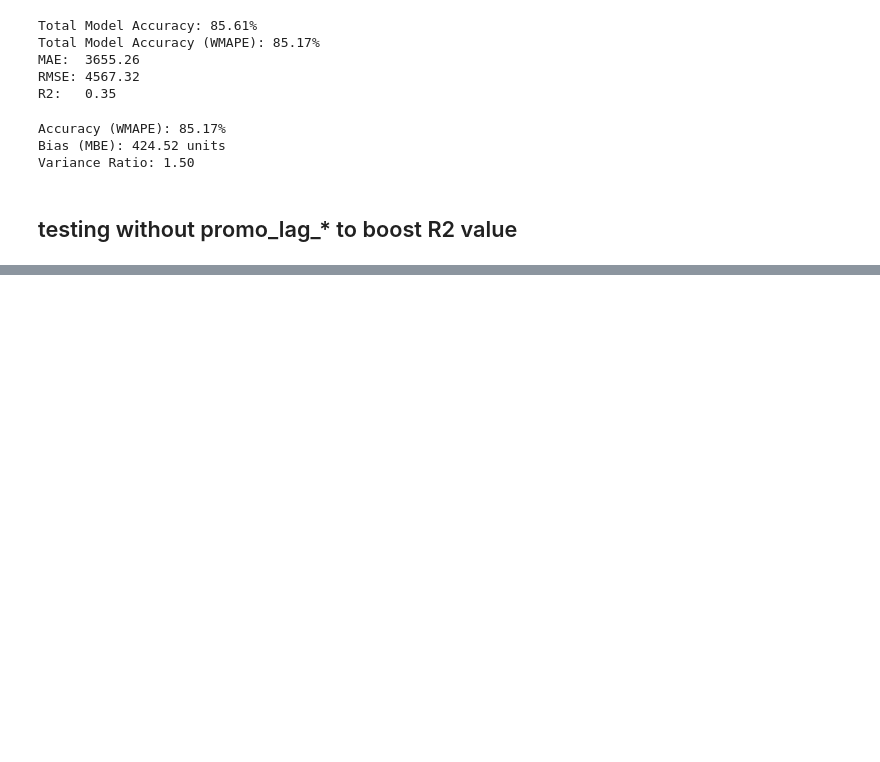
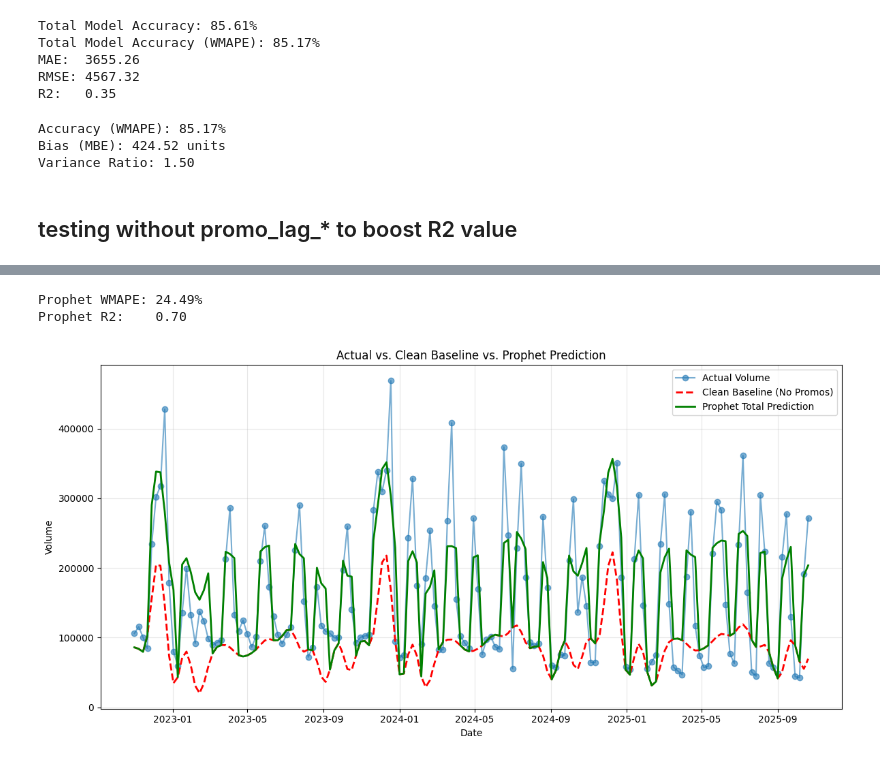
Before and after one commit to gw3nnipi3/baseline-sales-modelling, a Jupyter notebook: notebooks/danielTest.ipynb, the cells around one changed output, grey strips where cells are left out. Cells and saved outputs as stored; diff of their text form; code cells hidden in the pictures; blank space fills up the shorter version.

```diff
--- a/notebooks/danielTest.ipynb
+++ b/notebooks/danielTest.ipynb
@@ -881,0 +959,42 @@ def create_features_promotion(df):
+# %%
+from sklearn.metrics import r2_score
+import numpy as np
+
+# Merge actuals and predictions
+results = pd.merge(prophet_df, forecast[['ds', 'yhat']], on='ds')
+
+y_true = results['y']
+y_pred = results['yhat']
+
+# Calculate WMAPE and R2
+wmape = (np.sum(np.abs(y_true - y_pred)) / np.sum(y_true)) * 100
+r2 = r2_score(y_true, y_pred)
+
+print(f"Prophet WMAPE: {wmape:.2f}%")
+print(f"Prophet R2:    {r2:.2f}")
+# %% [output]
+Prophet WMAPE: 24.49%
+Prophet R2:    0.70
+# %%
+import matplotlib.pyplot as plt
+
+plt.figure(figsize=(12, 6))
+
+# 1. Plot the raw actual sales from your original dataframe
+plt.plot(new_df['date'], new_df['nielsen_total_volume'], label='Actual Volume', marker='o', alpha=0.6)
+
+# 2. Plot the clean baseline directly from the forecast dataframe
+plt.plot(forecast['ds'], forecast['clean_baseline'], label='Clean Baseline (No Promos)', color='red', linestyle='--', linewidth=2)
+
+# 3. Plot Prophet's total prediction ('yhat') directly from the forecast dataframe
+plt.plot(forecast['ds'], forecast['yhat'], label='Prophet Total Prediction', color='green', linewidth=2)
+
+plt.title('Actual vs. Clean Baseline vs. Prophet Prediction')
+plt.xlabel('Date')
+plt.ylabel('Volume')
+plt.legend()
+plt.grid(True, alpha=0.3)
+plt.tight_layout()
+plt.show()
+# %% [output]
+[figure, added]
```
Also changed, not shown: parts of 7 cells of this notebook, 2 other files.
